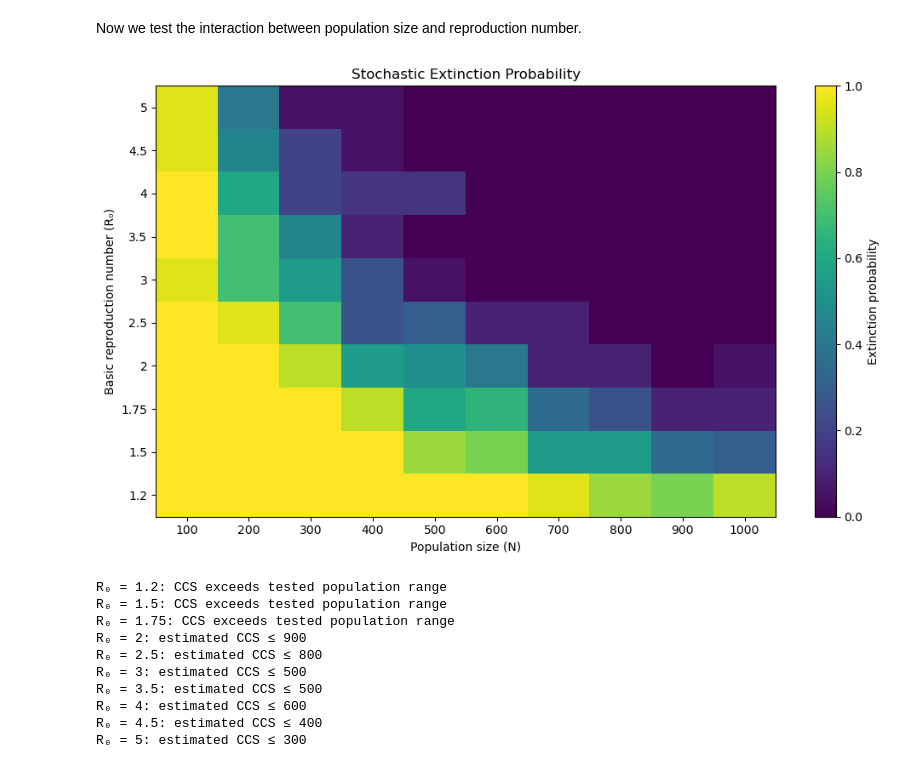
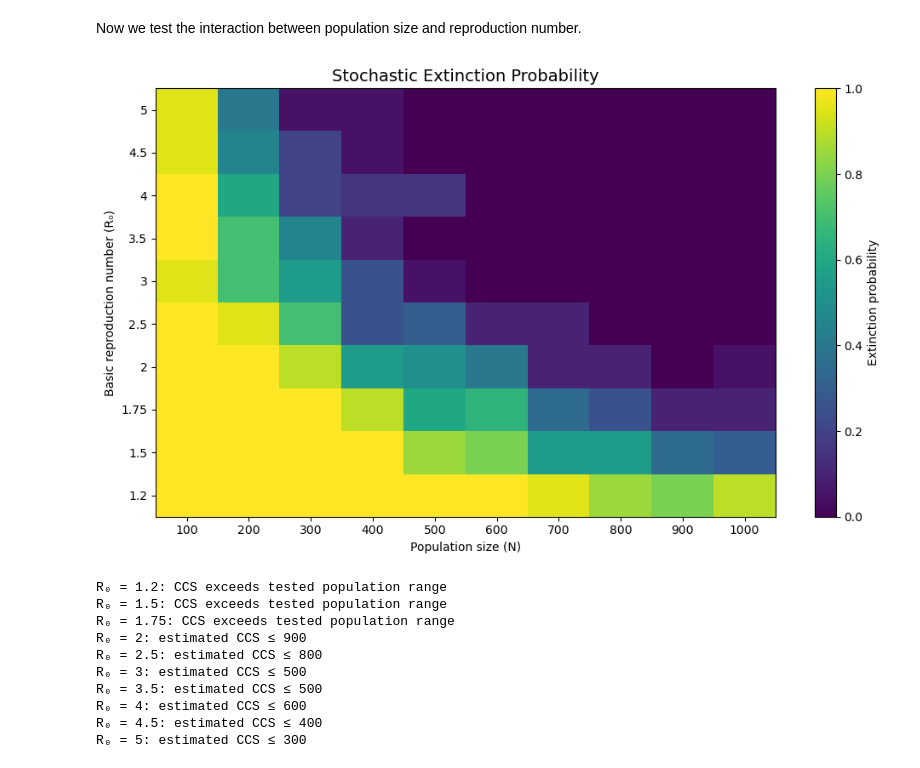
Before and after one commit to lydiashumskaya/assignment-2-stochastic-and-spatial-models, a Jupyter notebook: assigment-2.ipynb, the cells around one changed output. Drawn from its saved outputs; the diff is of its cells as text; code cells hidden in the pictures.

```diff
--- a/assigment-2.ipynb
+++ b/assigment-2.ipynb
@@ -278,7 +278,7 @@ for ax, beta in zip(axes, betas):
 
     # Individual stochastic simulations
     for I_run in I_runs:
-        ax.plot(t_common, I_run, color="lightblue", alpha=0.12)
+        ax.plot(t_common, I_run, color="lightblue", alpha=0.25)
 
     # Mean stochastic trajectory
     ax.plot(t_common, I_mean, color="blue",
@@ -583,28 +583,28 @@ for i, R_nought in enumerate(R_nought_values):
 # %%
 plt.figure(figsize=(10, 6))
 
 plt.imshow(
     extinction_matrix,
     origin="lower",
     aspect="auto",
     cmap="viridis",
     vmin=0,
     vmax=1
 )
 
 plt.colorbar(label="Extinction probability")
 
 plt.xticks(range(len(populations)), populations)
 plt.yticks(range(len(R_nought_values)), R_nought_values)
 
 plt.xlabel("Population size (N)")
 plt.ylabel("Basic reproduction number (R₀)")
-plt.title("Stochastic Extinction Probability")
+plt.title("Stochastic Extinction Probability", fontsize=14)
 
 plt.tight_layout()
 plt.show()
 # %% [output]
-[figure, old version]
+[figure, new version]
 # %%
 for i, R_nought in enumerate(R_nought_values):
     persistence = 1 - extinction_matrix[i]
```
Also changed, not shown: parts of 1 cell of this notebook.
